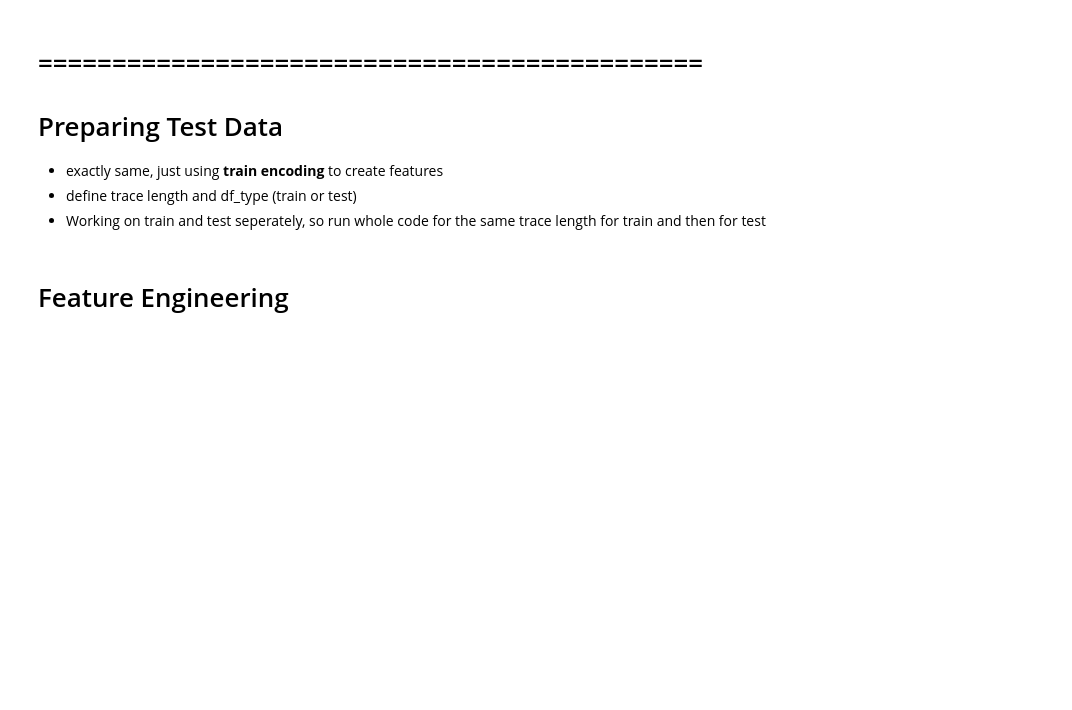
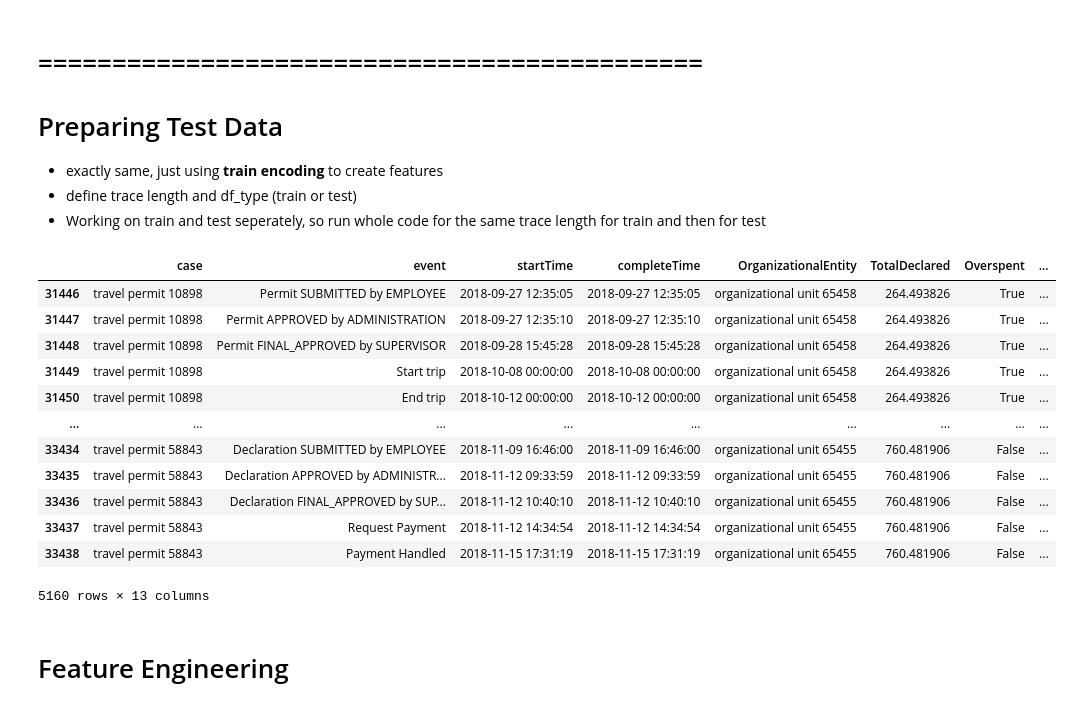
Before and after one commit to himanshudce/APM_BPI_2020, a Jupyter notebook: notebooks/data_prepration.ipynb, the cells around one changed output. Drawn from its saved outputs; the diff is of its cells as text; code cells hidden in the pictures; blank space fills up the shorter version.

Commit message:
updated test data and added len 4

```diff
--- a/notebooks/data_prepration.ipynb
+++ b/notebooks/data_prepration.ipynb
@@ -604,6 +604,22 @@ save_data(data, declerations, ohe_dict ,save_path)
 # %%
 df_type = 'test'
 permits = test_df
+# %%
+test_df
+# %% [output]
+|  | case | event | startTime | completeTime | OrganizationalEntity | TotalDeclared | Overspent | ... |
+| 31446 | travel permit 10898 | Permit SUBMITTED by EMPLOYEE | 2018-09-27 12:35:05 | 2018-09-27 12:35:05 | organizational unit 65458 | 264.493826 | True | ... |
+| 31447 | travel permit 10898 | Permit APPROVED by ADMINISTRATION | 2018-09-27 12:35:10 | 2018-09-27 12:35:10 | organizational unit 65458 | 264.493826 | True | ... |
+| 31448 | travel permit 10898 | Permit FINAL_APPROVED by SUPERVISOR | 2018-09-28 15:45:28 | 2018-09-28 15:45:28 | organizational unit 65458 | 264.493826 | True | ... |
+| 31449 | travel permit 10898 | Start trip | 2018-10-08 00:00:00 | 2018-10-08 00:00:00 | organizational unit 65458 | 264.493826 | True | ... |
+| 31450 | travel permit 10898 | End trip | 2018-10-12 00:00:00 | 2018-10-12 00:00:00 | organizational unit 65458 | 264.493826 | True | ... |
+| ... | ... | ... | ... | ... | ... | ... | ... | ... |
+| 33434 | travel permit 58843 | Declaration SUBMITTED by EMPLOYEE | 2018-11-09 16:46:00 | 2018-11-09 16:46:00 | organizational unit 65455 | 760.481906 | False | ... |
+| 33435 | travel permit 58843 | Declaration APPROVED by ADMINISTR... | 2018-11-12 09:33:59 | 2018-11-12 09:33:59 | organizational unit 65455 | 760.481906 | False | ... |
+| 33436 | travel permit 58843 | Declaration FINAL_APPROVED by SUP... | 2018-11-12 10:40:10 | 2018-11-12 10:40:10 | organizational unit 65455 | 760.481906 | False | ... |
+| 33437 | travel permit 58843 | Request Payment | 2018-11-12 14:34:54 | 2018-11-12 14:34:54 | organizational unit 65455 | 760.481906 | False | ... |
+| 33438 | travel permit 58843 | Payment Handled | 2018-11-15 17:31:19 | 2018-11-15 17:31:19 | organizational unit 65455 | 760.481906 | False | ... |
+5160 rows × 13 columns
 # %% [markdown]
 # Feature Engineering
 # %%
```
Also changed, not shown: parts of 13 cells of this notebook, 18 other files.
